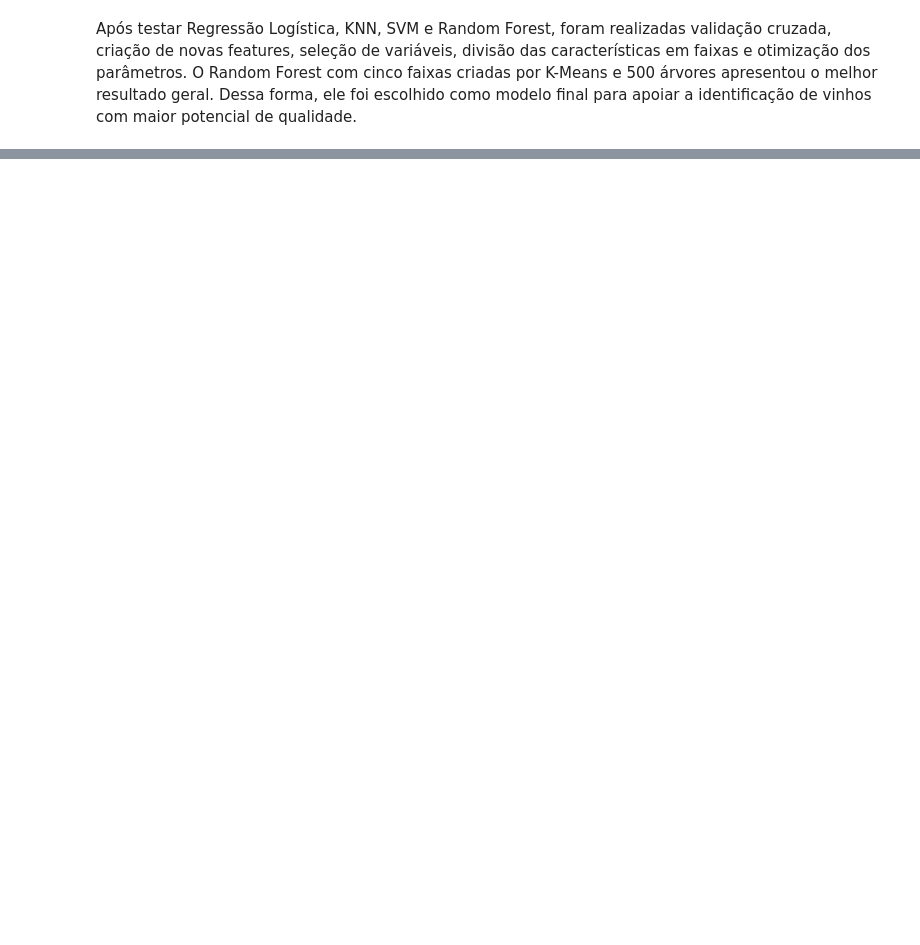
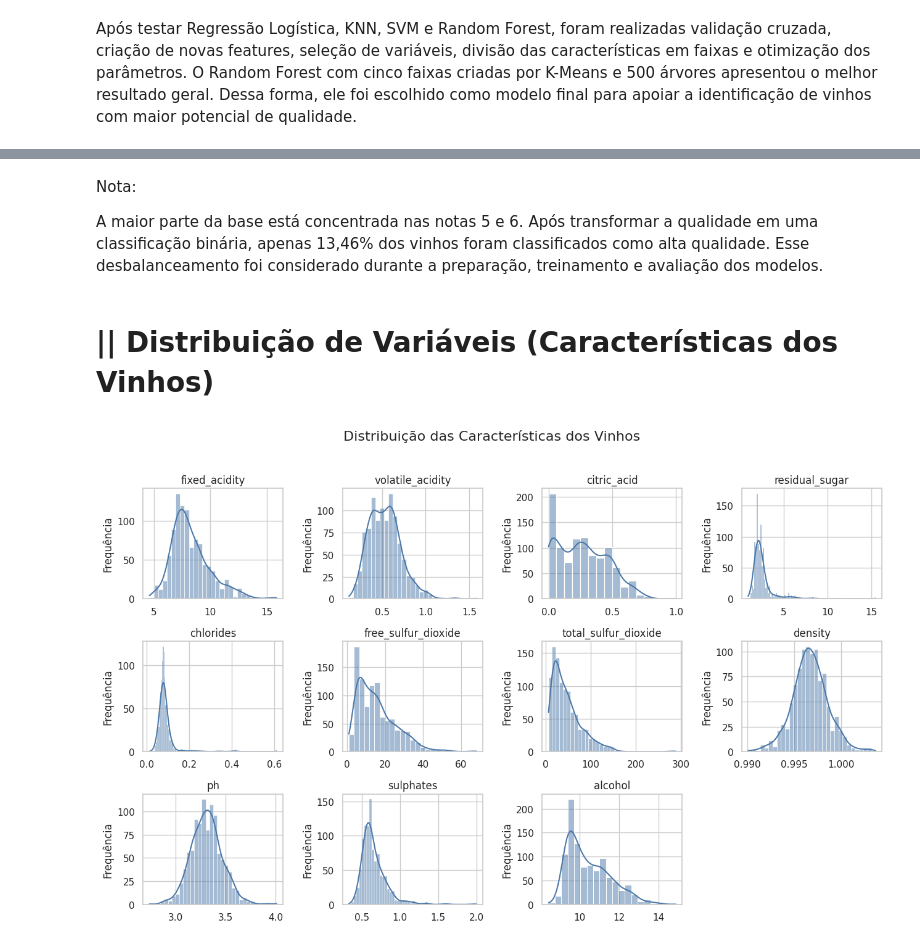
Before and after one commit to bsc1990/Cases-FIAP, a Jupyter notebook: case_vinhos_fiap.ipynb, the cells around one changed output, grey strips where cells are left out. Saved outputs shown, nothing was run; the diff lists cells and outputs as text; code cells hidden in the pictures; blank space fills up the shorter version.

```diff
--- a/case_vinhos_fiap.ipynb
+++ b/case_vinhos_fiap.ipynb
@@ -2505,0 +2718,57 @@ Após testar Regressão Logística, KNN, SVM e Random Forest, foram realizadas v
+# %% [markdown]
+Nota:
+
+A maior parte da base está concentrada nas notas 5 e 6. Após transformar a qualidade em uma classificação binária, apenas 13,46% dos vinhos foram classificados como alta qualidade. Esse desbalanceamento foi considerado durante a preparação, treinamento e avaliação dos modelos.
+# %% [markdown]
+# || Distribuição de Variáveis (Características dos Vinhos)
+# %%
+variaveis_explicativas = [
+    coluna
+    for coluna in base_vinho_tratada.columns
+    if coluna not in [
+        'quality',
+        'alta_qualidade'
+    ]
+]
+
+fig, eixos = plt.subplots(
+    3,
+    4,
+    figsize=(13, 8)
+)
+
+eixos = eixos.flatten()
+
+for indice, coluna in enumerate(
+    variaveis_explicativas
+):
+
+    sns.histplot(
+        data=base_vinho_tratada,
+        x=coluna,
+        kde=True,
+        ax=eixos[indice],
+        color='#4C78A8'
+    )
+
+    eixos[indice].set_title(coluna)
+    eixos[indice].set_xlabel('')
+    eixos[indice].set_ylabel('Frequência')
+
+# Ocultar gráfico que sobrou
+for indice in range(
+    len(variaveis_explicativas),
+    len(eixos)
+):
+    eixos[indice].set_visible(False)
+
+plt.suptitle(
+    'Distribuição das Características dos Vinhos',
+    fontsize=16,
+    y=1.02
+)
+
+plt.tight_layout()
+plt.show()
+# %% [output]
+[figure, added]
```
Also changed, not shown: parts of 19 cells of this notebook.
